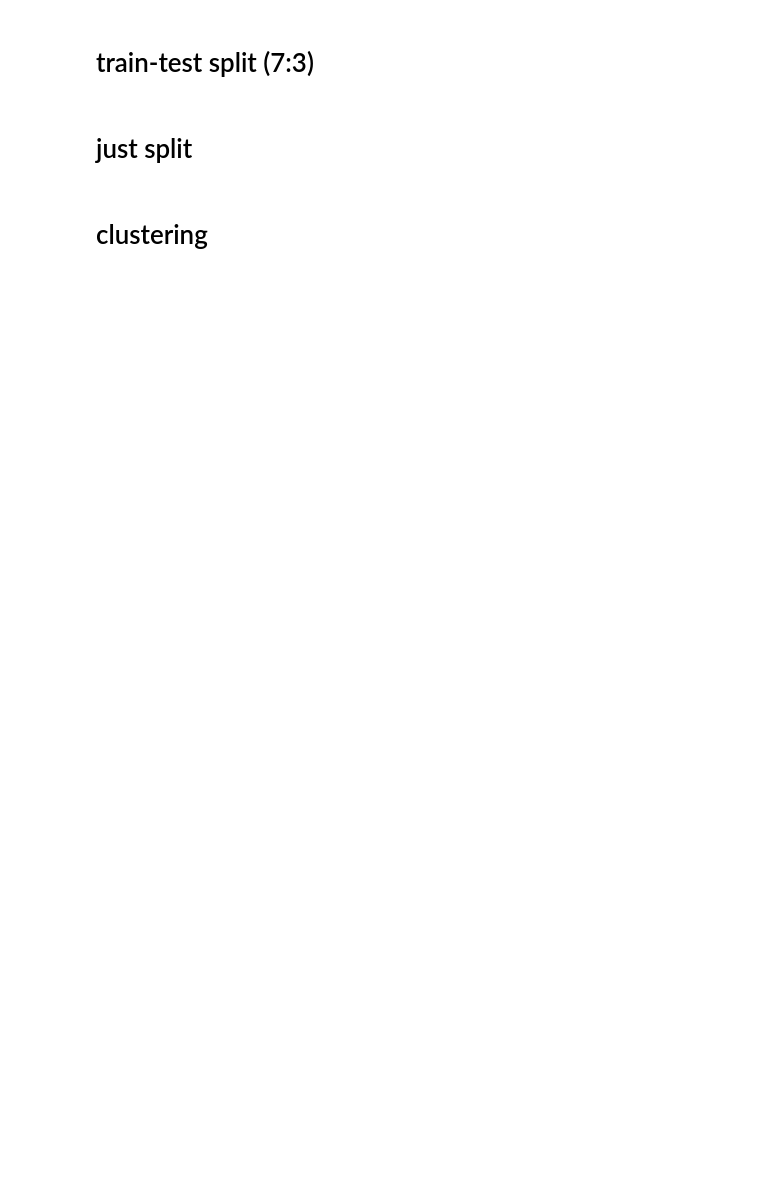
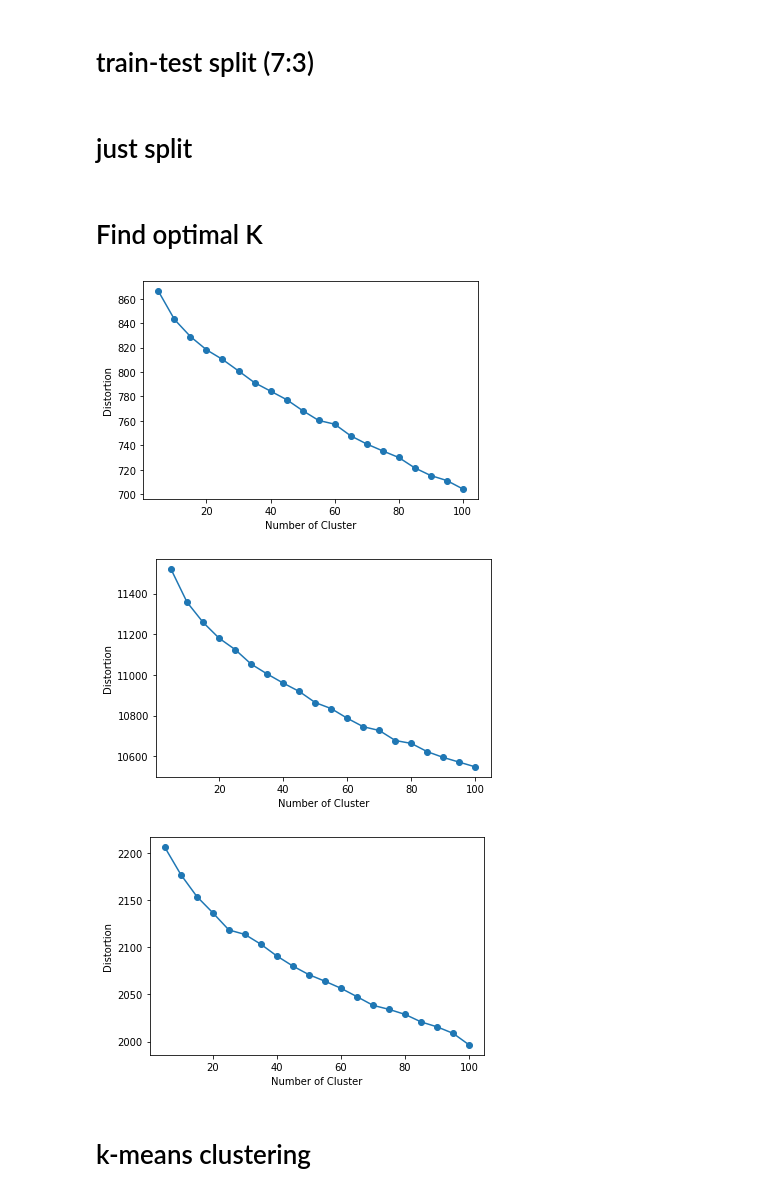
Before and after one commit to tr0up2r/hate-speech-detection-using-chatgpt, a Jupyter notebook: conduct_jsonl_for_fine_tuning.ipynb, the cells around one changed output. Saved outputs shown, nothing was run; the diff lists cells and outputs as text; code cells hidden in the pictures; blank space fills up the shorter version.

```diff
--- a/conduct_jsonl_for_fine_tuning.ipynb
+++ b/conduct_jsonl_for_fine_tuning.ipynb
@@ -40,5 +48,30 @@ for i in range(len(train_sample_df)):
 with open("../hate-speech-detection-using-chatgpt/csv/hate_speech_for_fine_tuning_without_url_train.jsonl" , encoding= "utf-8",mode="w") as file:
     for i in json_data:
         file.write(json.dumps(i) + "\n")
+# %% [markdown]
+# Find optimal K
+# %%
+def visualize_elbowmethod(data):
+    distortions = []
+    for i in range(5, 101, 5):
+        km = KMeans(n_clusters=i, random_state=1)
+        km.fit(data)
+        distortions.append(km.inertia_)
+
+    plt.plot(range(5, 101, 5), distortions, marker='o')
+    plt.xlabel('Number of Cluster')
+    plt.ylabel('Distortion')
+    plt.show()
+# %%
+for label in labels:
+    now_train_df = train_df[train_df['class'] == label]
+    now_train_df.columns = ['label', 'tweet']
+    train_label, train_tweet = list(now_train_df.label.values), list(now_train_df.tweet.values)
+    X = vect.fit_transform(train_tweet)
+    visualize_elbowmethod(X)
+# %% [output]
+[figure, added]
+[figure, added]
+[figure, added]
 # %% [markdown]
-# clustering
+# k-means clustering
```
Also changed, not shown: parts of 9 cells of this notebook, 2 other files.
